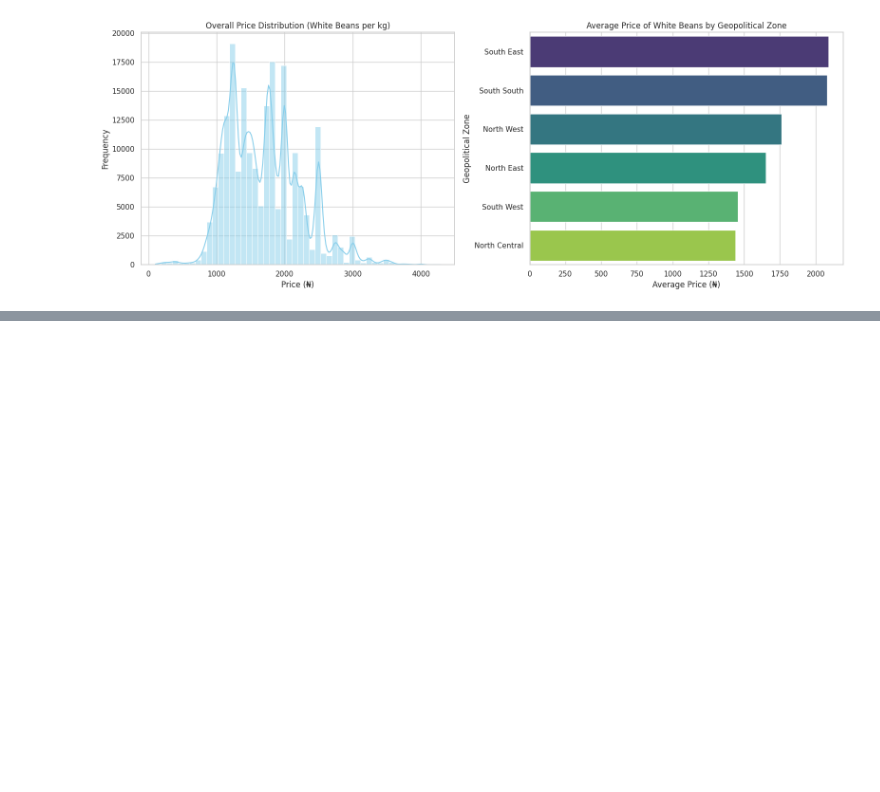
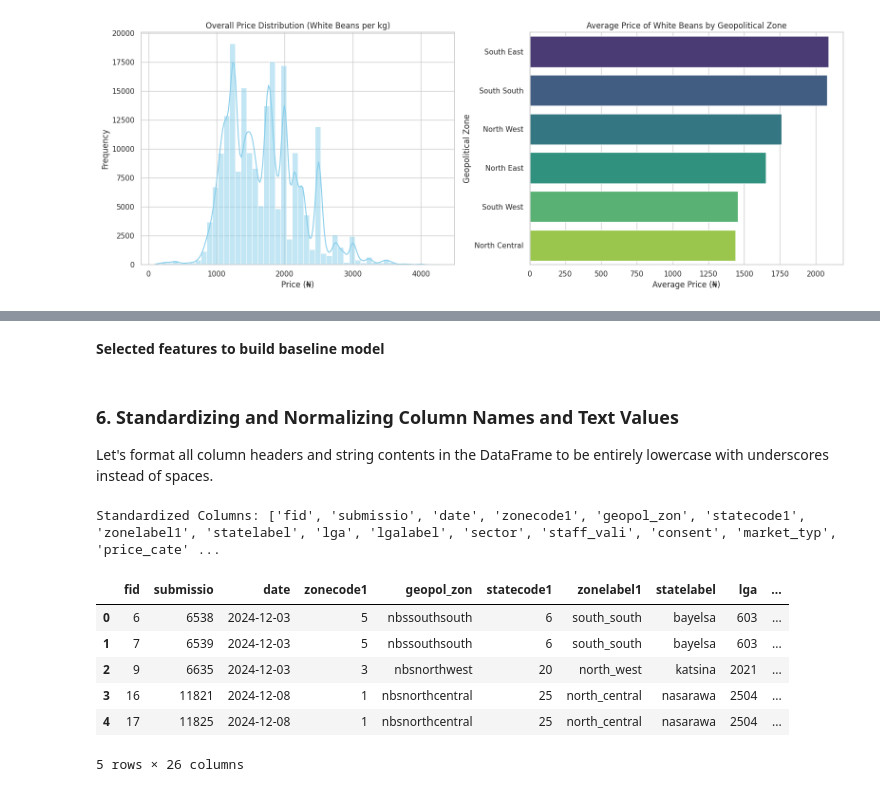
Before and after one commit to starsyntaxx/MarketIQ, a Jupyter notebook: notebooks/01_data_understanding.ipynb, the cells around one changed output, grey strips where cells are left out. Saved outputs shown, nothing was run; the diff lists cells and outputs as text; code cells hidden in the pictures; blank space fills up the shorter version.

```diff
--- a/notebooks/01_data_understanding.ipynb
+++ b/notebooks/01_data_understanding.ipynb
@@ -208,0 +257,25 @@ plt.show()
+# %% [markdown]
+**Selected features to build baseline model**
+# %% [markdown]
+### 6. Standardizing and Normalizing Column Names and Text Values
+Let's format all column headers and string contents in the DataFrame to be entirely lowercase with underscores instead of spaces.
+# %%
+# 1. Normalize Column Names
+df.columns = df.columns.str.strip().str.lower().str.replace(' ', '_')
+
+# 2. Normalize Text/String Values in Object Columns
+for col in df.select_dtypes(include=['object']).columns:
+    df[col] = df[col].astype(str).str.strip().str.lower().str.replace(' ', '_')
+
+# Display the standardized column list and top rows to verify changes
+print("Standardized Columns:", df.columns.tolist())
+display(df.head())
+# %% [output]
+Standardized Columns: ['fid', 'submissio', 'date', 'zonecode1', 'geopol_zon', 'statecode1', 'zonelabel1', 'statelabel', 'lga', 'lgalabel', 'sector', 'staff_vali', 'consent', 'market_typ', 'price_cate' ...
+|  | fid | submissio | date | zonecode1 | geopol_zon | statecode1 | zonelabel1 | statelabel | lga | ... |
+| 0 | 6 | 6538 | 2024-12-03 | 5 | nbssouthsouth | 6 | south_south | bayelsa | 603 | ... |
+| 1 | 7 | 6539 | 2024-12-03 | 5 | nbssouthsouth | 6 | south_south | bayelsa | 603 | ... |
+| 2 | 9 | 6635 | 2024-12-03 | 3 | nbsnorthwest | 20 | north_west | katsina | 2021 | ... |
+| 3 | 16 | 11821 | 2024-12-08 | 1 | nbsnorthcentral | 25 | north_central | nasarawa | 2504 | ... |
+| 4 | 17 | 11825 | 2024-12-08 | 1 | nbsnorthcentral | 25 | north_central | nasarawa | 2504 | ... |
+5 rows × 26 columns
```
Also changed, not shown: parts of 14 cells of this notebook.
